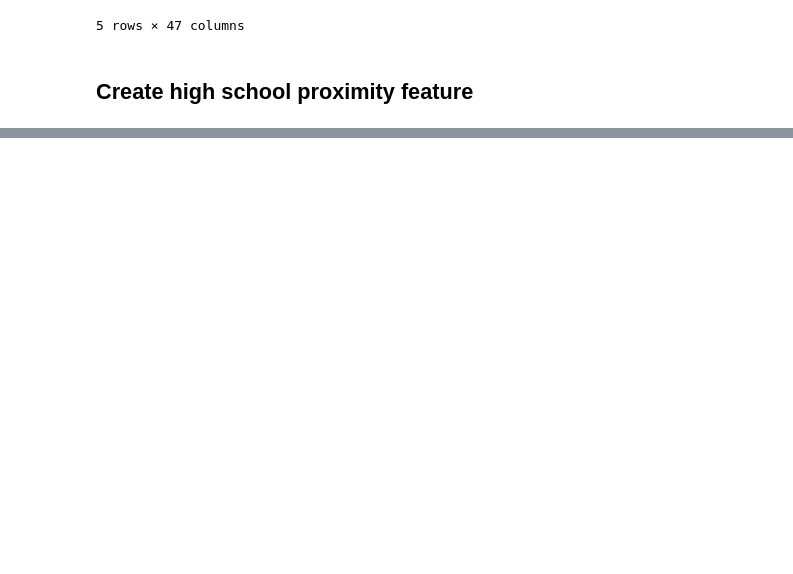
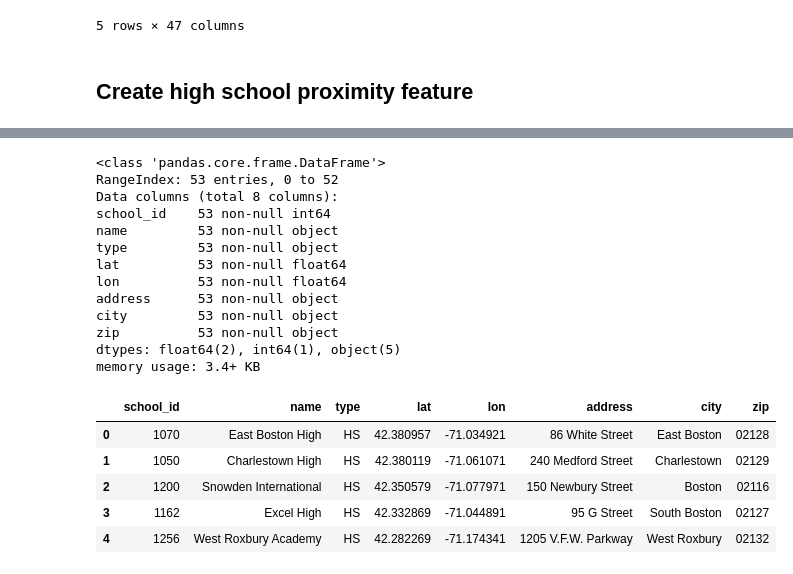
Before and after one commit to sedelmeyer/predicting-crime, a Jupyter notebook: notebooks/022_FEATURES_build_model_features.ipynb, the cells around one changed output, grey strips where cells are left out. Saved outputs shown, nothing was run; the diff lists cells and outputs as text; code cells hidden in the pictures; blank space fills up the shorter version.

```diff
--- a/notebooks/022_FEATURES_build_model_features.ipynb
+++ b/notebooks/022_FEATURES_build_model_features.ipynb
@@ -610,0 +585,60 @@ df_schoolspub.loc[df_schoolspub['SCH_TYPE']=='Special']
+# %%
+# subset public schools for only high schools
+df_schoolspub = df_schoolspub.loc[
+    (df_schoolspub['SCH_TYPE']=='HS') |
+    (df_schoolspub['SCH_TYPE']=='6/7-12') |
+    (df_schoolspub['SCH_NAME'].str.contains('HS')) |
+    (df_schoolspub['SCH_NAME'].str.contains('12')) |
+    (df_schoolspub['SCH_NAME'].str.contains('High'))
+]
+
+# subset non-public schools for only high schools
+df_schoolsnonpub = df_schoolsnonpub.loc[
+    (df_schoolsnonpub['GRADES'].str.contains('12'))
+]
+
+# subset and rename columns to match for concatenating dataframes
+new_cols = ['school_id', 'name', 'type', 'lat', 'lon', 'address', 'city', 'zip']
+
+df_schoolspub = df_schoolspub[
+    ['SCH_ID', 'SCH_NAME', 'SCH_TYPE', 'Y', 'X', 'ADDRESS', 'CITY', 'ZIPCODE']
+].copy()
+
+df_schoolspub.columns = new_cols
+
+df_schoolsnonpub = df_schoolsnonpub[
+    ['SCHID', 'NAME', 'GRADES', 'Y', 'X', 'ADDRESS', 'TOWN_MAIL', 'ZIP']
+].copy()
+
+df_schoolsnonpub.columns = new_cols
+
+# concatenate public and non-public highschools
+df_highschools = pd.concat([df_schoolspub, df_schoolsnonpub], ignore_index=True)
+
+# fix school_id datatype and zipcodes
+df_highschools['school_id'] = df_highschools['school_id'].astype(int)
+df_highschools['zip'] = ('00000' + df_highschools['zip'].astype(str)).str[-5:]
+# %%
+# print concatenated results
+df_highschools.info()
+df_highschools.head()
+# %% [output]
+<class 'pandas.core.frame.DataFrame'>
+RangeIndex: 53 entries, 0 to 52
+Data columns (total 8 columns):
+school_id    53 non-null int64
+name         53 non-null object
+type         53 non-null object
+lat          53 non-null float64
+lon          53 non-null float64
+address      53 non-null object
+city         53 non-null object
+zip          53 non-null object
+dtypes: float64(2), int64(1), object(5)
+memory usage: 3.4+ KB
+|  | school_id | name | type | lat | lon | address | city | zip |
+| 0 | 1070 | East Boston High | HS | 42.380957 | -71.034921 | 86 White Street | East Boston | 02128 |
+| 1 | 1050 | Charlestown High | HS | 42.380119 | -71.061071 | 240 Medford Street | Charlestown | 02129 |
+| 2 | 1200 | Snowden International | HS | 42.350579 | -71.077971 | 150 Newbury Street | Boston | 02116 |
+| 3 | 1162 | Excel High | HS | 42.332869 | -71.044891 | 95 G Street | South Boston | 02127 |
+| 4 | 1256 | West Roxbury Academy | HS | 42.282269 | -71.174341 | 1205 V.F.W. Parkway | West Roxbury | 02132 |
```
Also changed, not shown: parts of 29 cells of this notebook.
